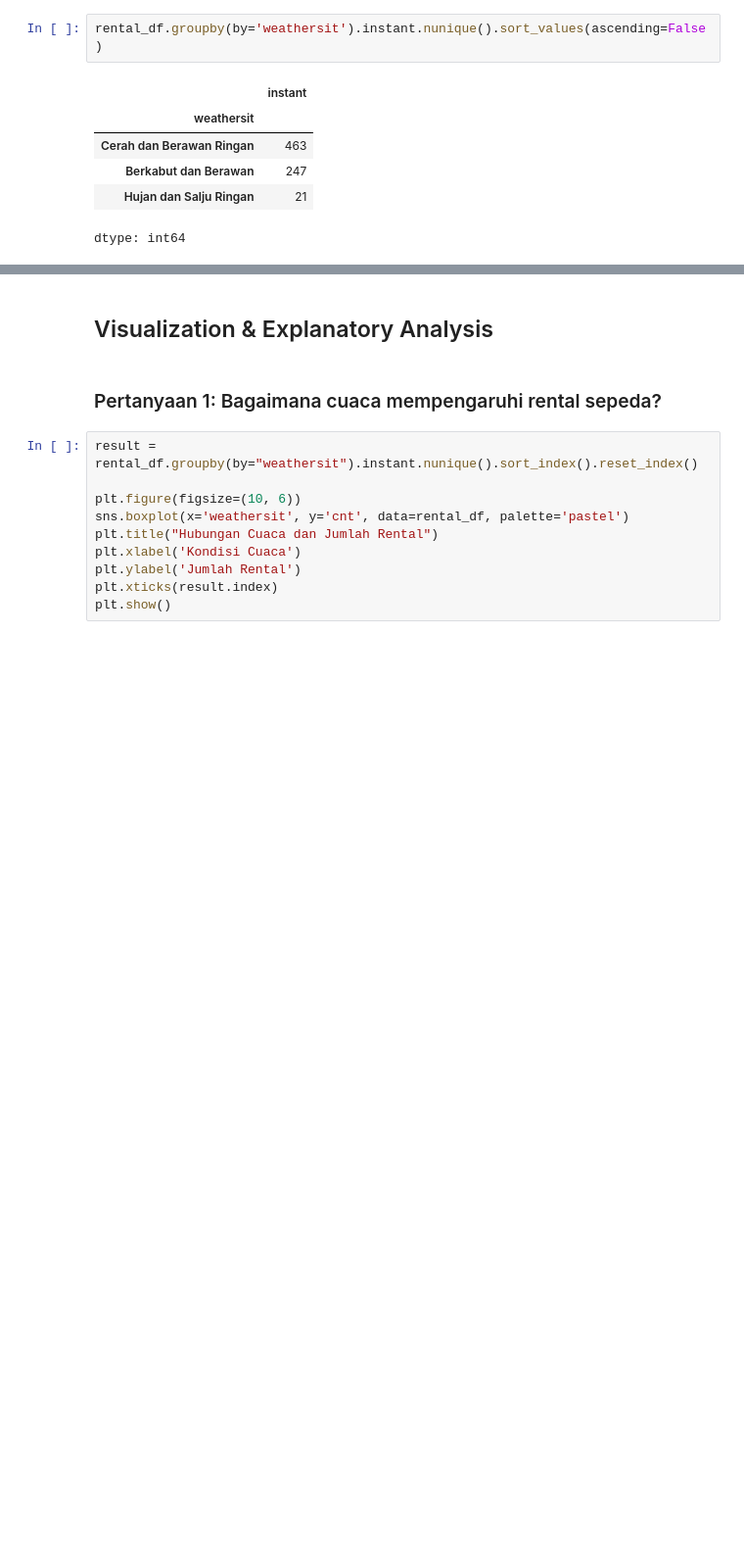
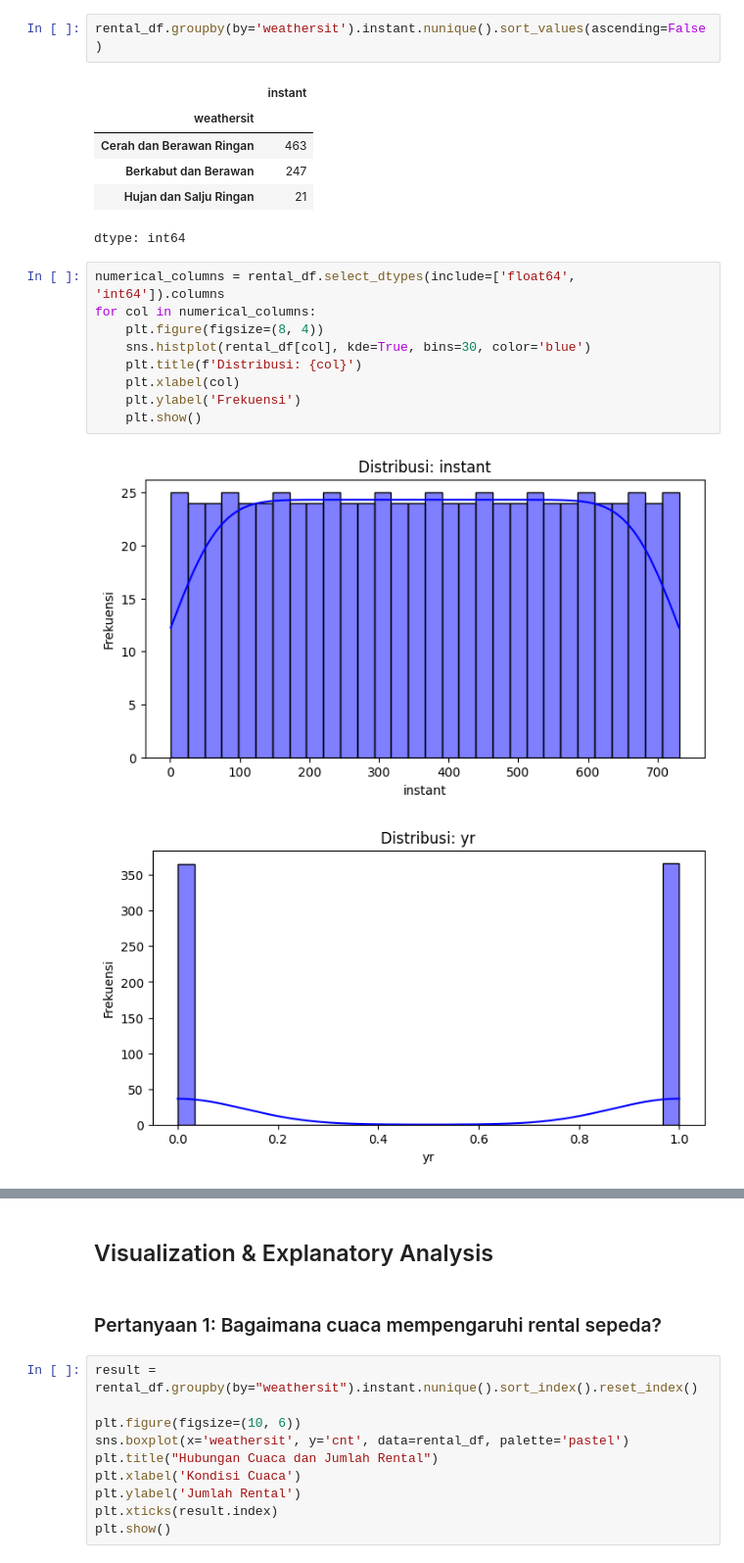
Before and after one commit to zhulkhoirrifat/RentalBikeAnalysis, a Jupyter notebook: notebook.ipynb, the cells around one changed output, grey strips where cells are left out. Shown at 98% size. Drawn from its saved outputs; the diff is of its cells as text; blank space fills up the shorter version.

```diff
--- a/notebook.ipynb
+++ b/notebook.ipynb
@@ -198,3 +202,15 @@ rental_df.groupby(by='weathersit').instant.nunique().sort_values(ascending=False
 | Berkabut dan Berawan | 247 |
 | Hujan dan Salju Ringan | 21 |
 dtype: int64
+# %%
+numerical_columns = rental_df.select_dtypes(include=['float64', 'int64']).columns
+for col in numerical_columns:
+    plt.figure(figsize=(8, 4))
+    sns.histplot(rental_df[col], kde=True, bins=30, color='blue')
+    plt.title(f'Distribusi: {col}')
+    plt.xlabel(col)
+    plt.ylabel('Frekuensi')
+    plt.show()
+# %% [output]
+[figure, added]
+[figure, added]
```
Also changed, not shown: parts of 7 cells of this notebook.
